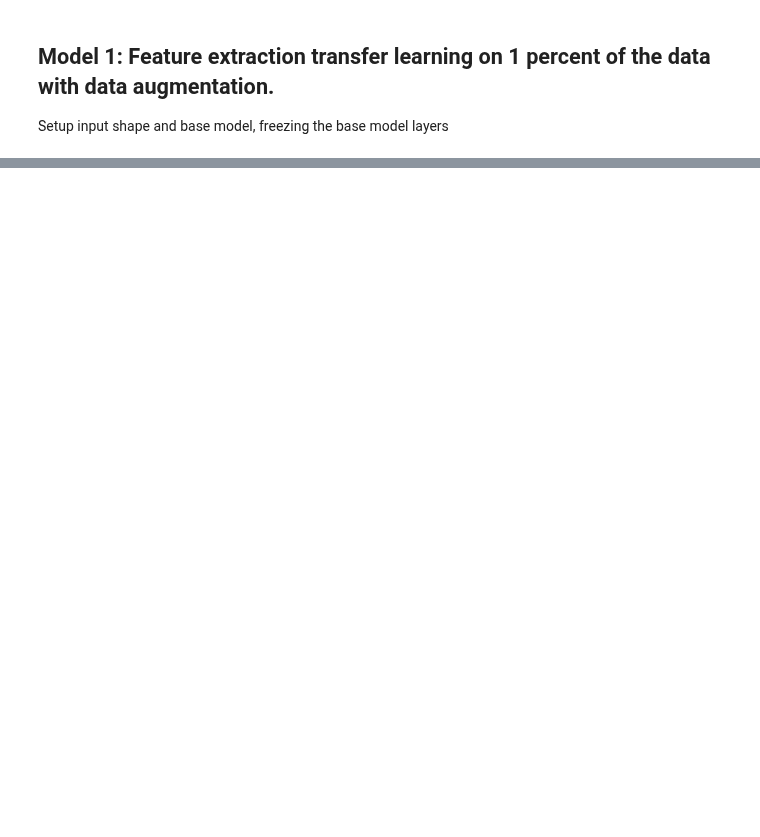
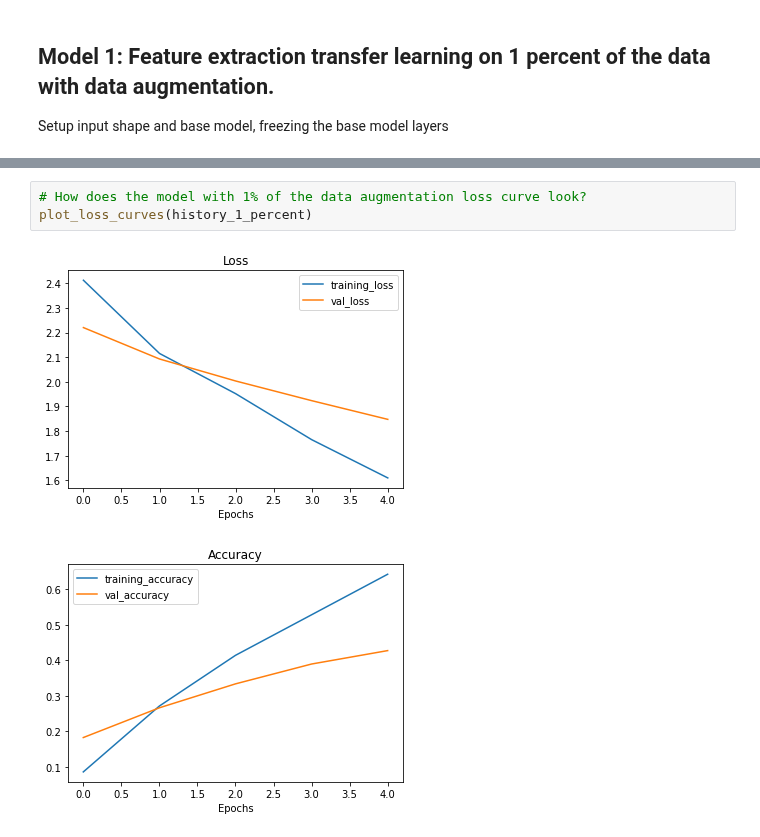
Before and after one commit to Tower5954/Intro_to_tensorflow, a Jupyter notebook: 05_Transfer_learning_in_TensorFlow_part_2_fine_tuning.ipynb, the cells around one changed output, grey strips where cells are left out. Saved outputs shown, nothing was run; the diff lists cells and outputs as text; blank space fills up the shorter version.

```diff
--- a/05_Transfer_learning_in_TensorFlow_part_2_fine_tuning.ipynb
+++ b/05_Transfer_learning_in_TensorFlow_part_2_fine_tuning.ipynb
@@ -657,0 +727,6 @@ x = data_augmentation(inputs)
+# %%
+# How does the model with 1% of the data augmentation loss curve look?
+plot_loss_curves(history_1_percent)
+# %% [output]
+[figure, added]
+[figure, added]
```
Also changed, not shown: parts of 19 cells of this notebook.
